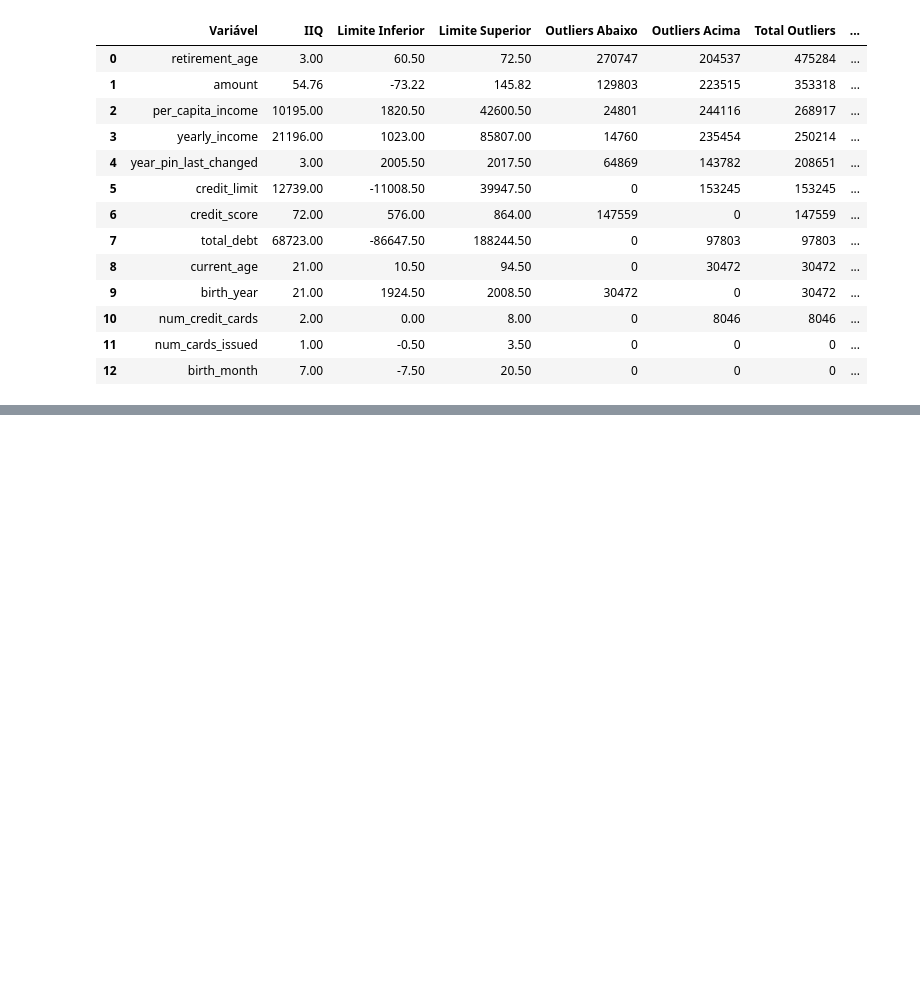
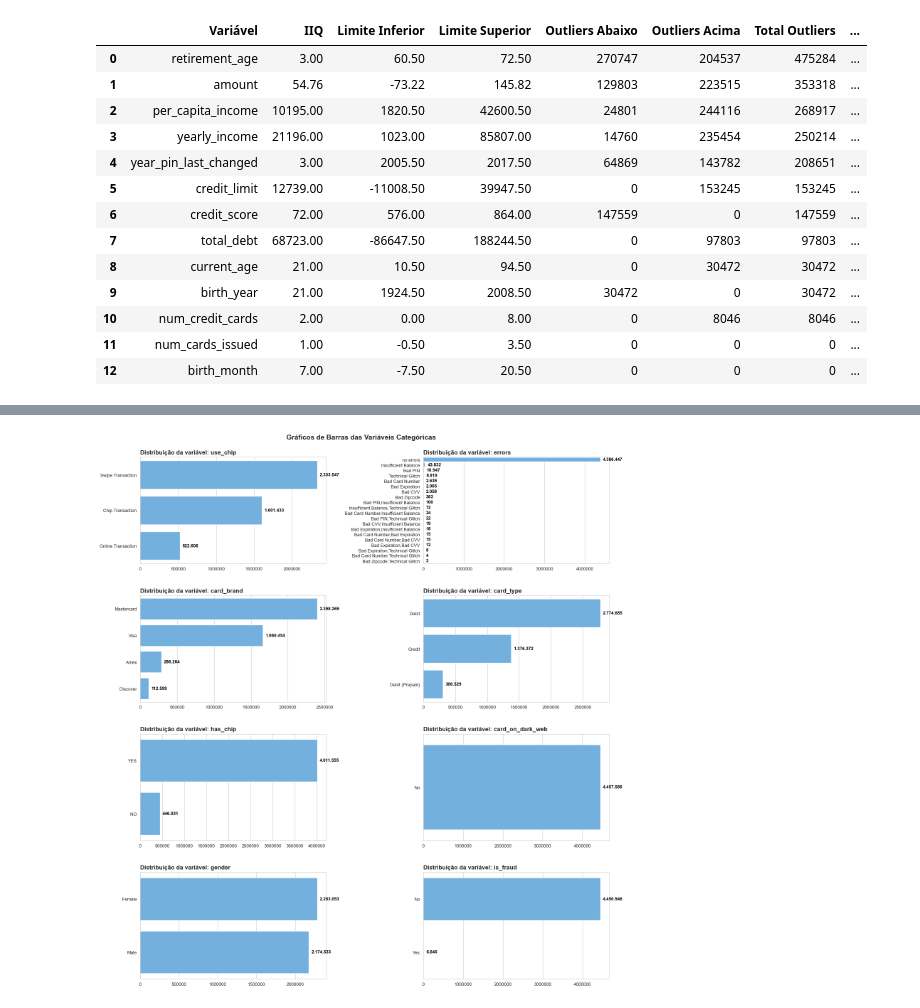
Before and after one commit to emso-exe/Deteccao_de_fraude_em_transacoes_financeiras, a Jupyter notebook: 001_analise_exploratoria.ipynb, the cells around one changed output, grey strips where cells are left out. Drawn from its saved outputs; the diff is of its cells as text; code cells hidden in the pictures; blank space fills up the shorter version.

```diff
--- a/001_analise_exploratoria.ipynb
+++ b/001_analise_exploratoria.ipynb
@@ -494,0 +563,5 @@ Resumo dos Outliers por Variável (ordenado por maior %)
+# %%
+# Lista de colunas que serão excluídas da análise
+colunas_excluir = [
+    'merchant_city', 'merchant_state', 'expires', 'acct_open_date', 'address', 'description'
+]
@@ -494,0 +642,6 @@ Resumo dos Outliers por Variável (ordenado por maior %)
+# %%
+# Chamada da função para geração dos countplots
+
+gerar_countplots(df_train_val, colunas_excluir)
+# %% [output]
+[figure, added]
```
Also changed, not shown: parts of 5 cells of this notebook.
